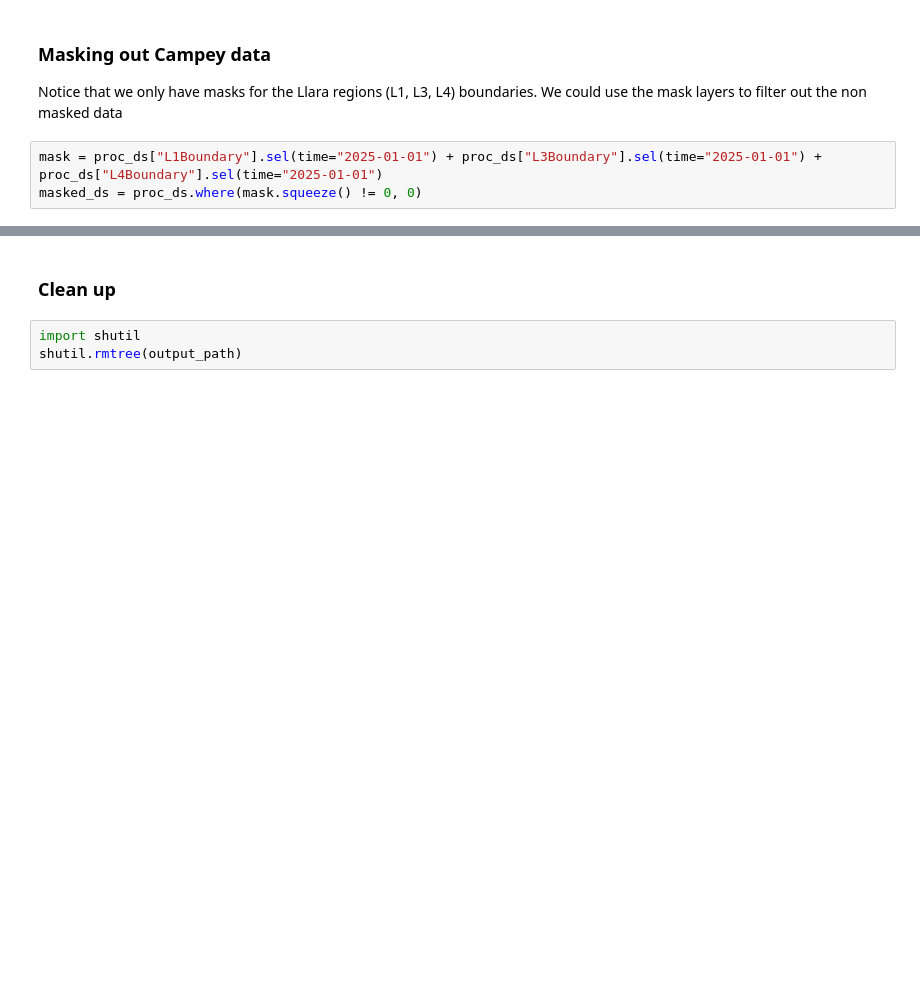
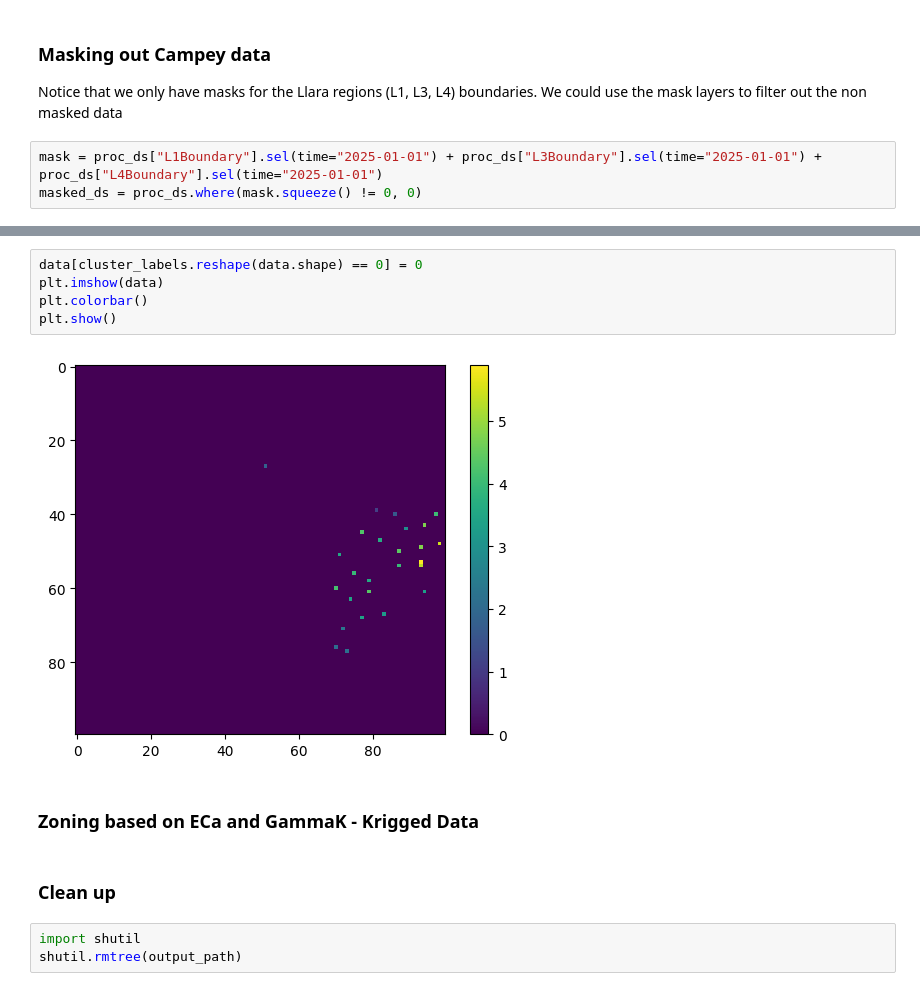
Before and after one commit to aus-plant-phenomics-network/mccn-case-studies, a Jupyter notebook: Case 7/MCCN-CASE 7 scenario 1.ipynb, the cells around one changed output, grey strips where cells are left out. Drawn from its saved outputs; the diff is of its cells as text; blank space fills up the shorter version.

```diff
--- a/Case 7/MCCN-CASE 7 scenario 1.ipynb
+++ b/Case 7/MCCN-CASE 7 scenario 1.ipynb
@@ -167,3 +203,12 @@ for var in masked_ds.data_vars.keys():
+# %%
+data[cluster_labels.reshape(data.shape) == 0] = 0
+plt.imshow(data)
+plt.colorbar()
+plt.show()
+# %% [output]
+[figure, added]
+# %% [markdown]
+### Zoning based on ECa and GammaK - Krigged Data
 # %% [markdown]
 ### Clean up
 # %%
```
Also changed, not shown: parts of 10 cells of this notebook, 3 other files.
